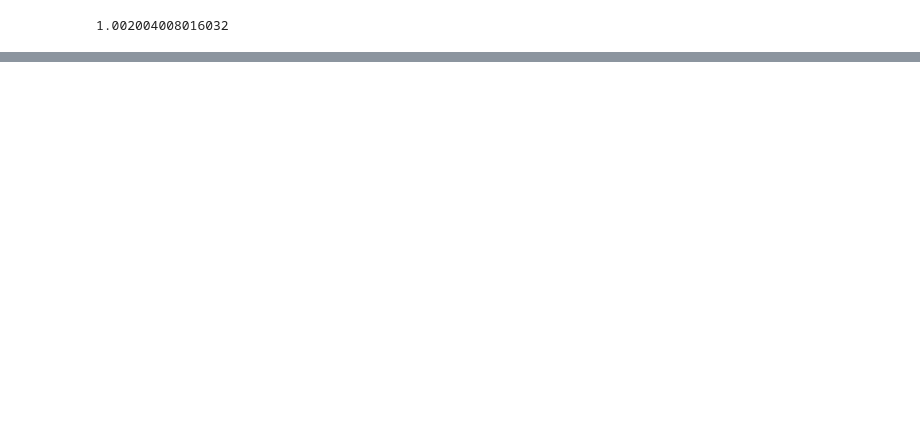
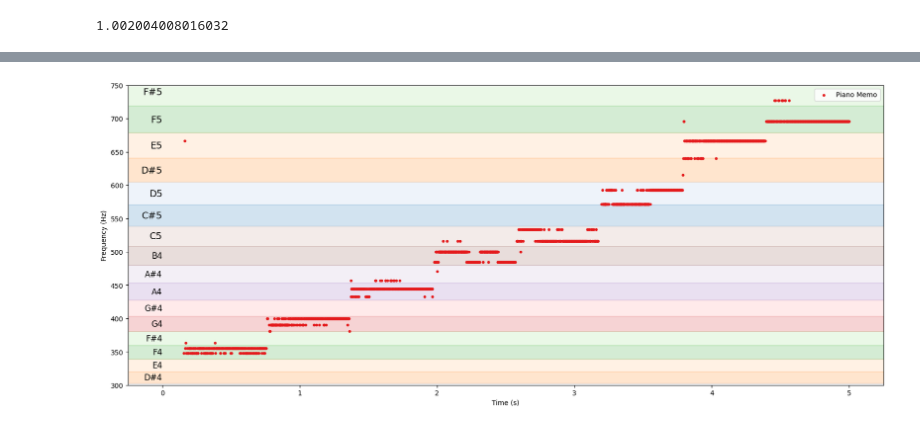
Before and after one commit to PabloSML/Pitch-Tracking, a Jupyter notebook: Notebooks/yin.ipynb, the cells around one changed output, grey strips where cells are left out. Saved outputs shown, nothing was run; the diff lists cells and outputs as text; code cells hidden in the pictures; blank space fills up the shorter version.

```diff
--- a/Notebooks/yin.ipynb
+++ b/Notebooks/yin.ipynb
@@ -158,11 +168,13 @@ plt.show()
 # %%
-sample_rate_piano, data_piano = wavfile.read(f'audios\lidio.wav')
-data_piano = data_piano.astype(np.float64)
-data_piano = data_piano[:,0]
-windows_size_piano = int(5 / 2000 * 16000)
-bounds_piano = [ 20, 2000 ]
+sample_rate, data = wavfile.read(f'audios\lidio.wav')
+data = data.astype(np.float64)
+data = data[:,0]
+windows_size = int(5 / 2000 * 16000)
+bounds = [ 20, 2000 ]
 
-pitches_memo_piano = []
+pitches = []
 
-for i in tqdm(range (data_piano.shape[0] // (windows_size_piano+3))):
-    pitches_memo_piano.append(augmented_detect_pitch_CMNDF(data_piano, windows_size_piano, i * windows_size_piano, sample_rate_piano, bounds_piano))
+for i in tqdm(range (data.shape[0] // (windows_size+3))):
+    pitches.append(augmented_detect_pitch_CMNDF(data, windows_size, i * windows_size, sample_rate, bounds))
+
+pianoMemoPitches = PitchData(name='Piano Memo', sampleRate=sample_rate, srcLen=data.shape[0], pitches=np.array(pitches))
@@ -179,0 +239,4 @@ plt.show()
+# %%
+plot_pitches(fmin=300, fmax=750, dataObjects=[pianoMemoPitches])
+# %% [output]
+[figure, added]
```
Also changed, not shown: parts of 24 cells of this notebook, 7 other files.
